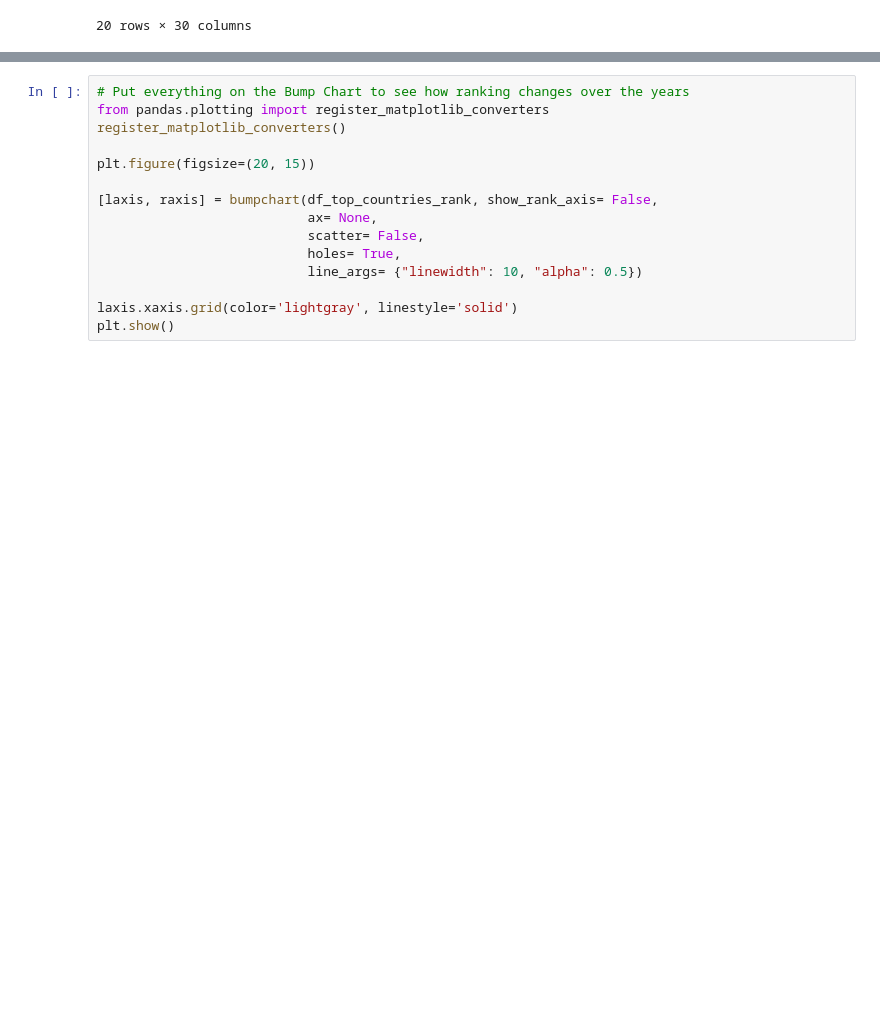
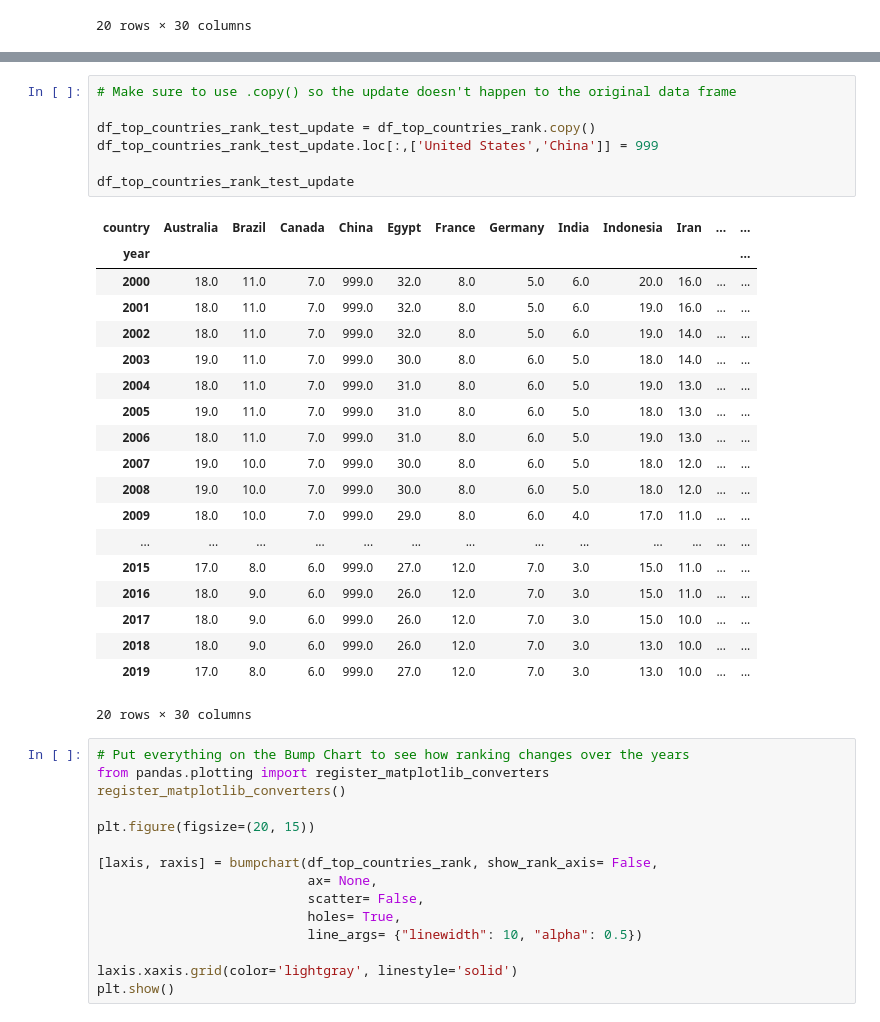
Before and after one commit to amycelliott/DMP_LP_2022, a Jupyter notebook: DMP_LP2022_Evaluate_Countries.ipynb, the cells around one changed output, grey strips where cells are left out. Cells and saved outputs as stored; diff of their text form; blank space fills up the shorter version.

```diff
--- a/DMP_LP2022_Evaluate_Countries.ipynb
+++ b/DMP_LP2022_Evaluate_Countries.ipynb
@@ -312,3 +320,30 @@ df_top_countries_rank_ignore = df_top_countries_rank.drop(columns=['United State
+# %%
+# Make sure to use .copy() so the update doesn't happen to the original data frame
+
+df_top_countries_rank_test_update = df_top_countries_rank.copy()
+df_top_countries_rank_test_update.loc[:,['United States','China']] = 999
+
+df_top_countries_rank_test_update
+# %% [output]
+| country | Australia | Brazil | Canada | China | Egypt | France | Germany | India | Indonesia | Iran | ... | ... |
+| year |  |  |  |  |  |  |  |  |  |  |  | ... |
+| 2000 | 18.0 | 11.0 | 7.0 | 999.0 | 32.0 | 8.0 | 5.0 | 6.0 | 20.0 | 16.0 | ... | ... |
+| 2001 | 18.0 | 11.0 | 7.0 | 999.0 | 32.0 | 8.0 | 5.0 | 6.0 | 19.0 | 16.0 | ... | ... |
+| 2002 | 18.0 | 11.0 | 7.0 | 999.0 | 32.0 | 8.0 | 5.0 | 6.0 | 19.0 | 14.0 | ... | ... |
+| 2003 | 19.0 | 11.0 | 7.0 | 999.0 | 30.0 | 8.0 | 6.0 | 5.0 | 18.0 | 14.0 | ... | ... |
+| 2004 | 18.0 | 11.0 | 7.0 | 999.0 | 31.0 | 8.0 | 6.0 | 5.0 | 19.0 | 13.0 | ... | ... |
+| 2005 | 19.0 | 11.0 | 7.0 | 999.0 | 31.0 | 8.0 | 6.0 | 5.0 | 18.0 | 13.0 | ... | ... |
+| 2006 | 18.0 | 11.0 | 7.0 | 999.0 | 31.0 | 8.0 | 6.0 | 5.0 | 19.0 | 13.0 | ... | ... |
+| 2007 | 19.0 | 10.0 | 7.0 | 999.0 | 30.0 | 8.0 | 6.0 | 5.0 | 18.0 | 12.0 | ... | ... |
+| 2008 | 19.0 | 10.0 | 7.0 | 999.0 | 30.0 | 8.0 | 6.0 | 5.0 | 18.0 | 12.0 | ... | ... |
+| 2009 | 18.0 | 10.0 | 7.0 | 999.0 | 29.0 | 8.0 | 6.0 | 4.0 | 17.0 | 11.0 | ... | ... |
+| ... | ... | ... | ... | ... | ... | ... | ... | ... | ... | ... | ... | ... |
+| 2015 | 17.0 | 8.0 | 6.0 | 999.0 | 27.0 | 12.0 | 7.0 | 3.0 | 15.0 | 11.0 | ... | ... |
+| 2016 | 18.0 | 9.0 | 6.0 | 999.0 | 26.0 | 12.0 | 7.0 | 3.0 | 15.0 | 11.0 | ... | ... |
+| 2017 | 18.0 | 9.0 | 6.0 | 999.0 | 26.0 | 12.0 | 7.0 | 3.0 | 15.0 | 10.0 | ... | ... |
+| 2018 | 18.0 | 9.0 | 6.0 | 999.0 | 26.0 | 12.0 | 7.0 | 3.0 | 13.0 | 10.0 | ... | ... |
+| 2019 | 17.0 | 8.0 | 6.0 | 999.0 | 27.0 | 12.0 | 7.0 | 3.0 | 13.0 | 10.0 | ... | ... |
+20 rows × 30 columns
 # %%
 # Put everything on the Bump Chart to see how ranking changes over the years
 from pandas.plotting import register_matplotlib_converters
```
Also changed, not shown: parts of 8 cells of this notebook.
